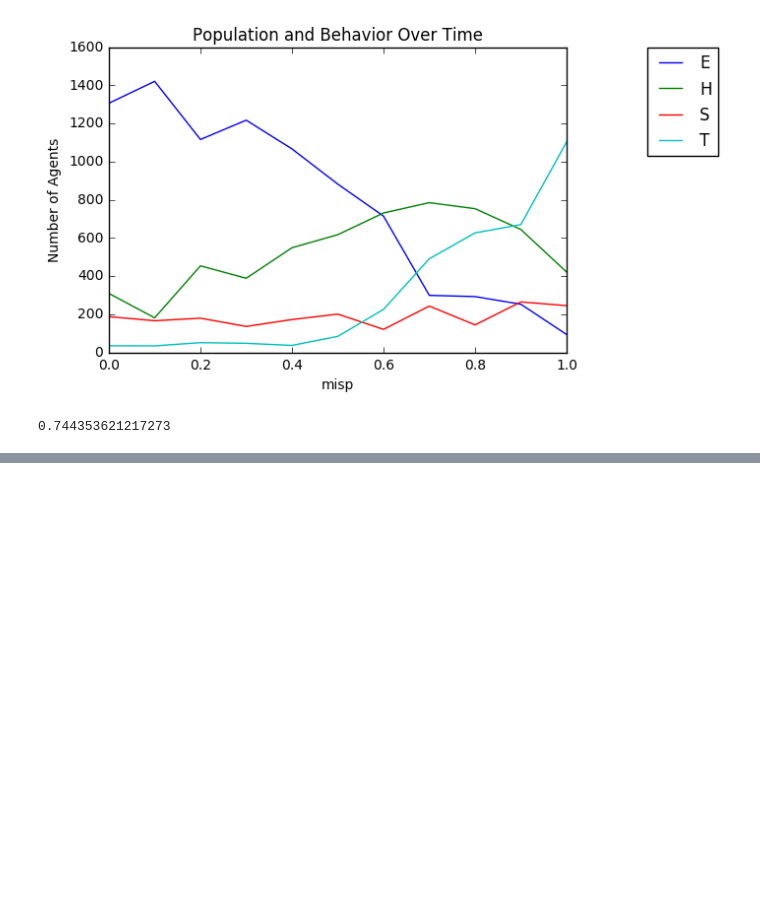
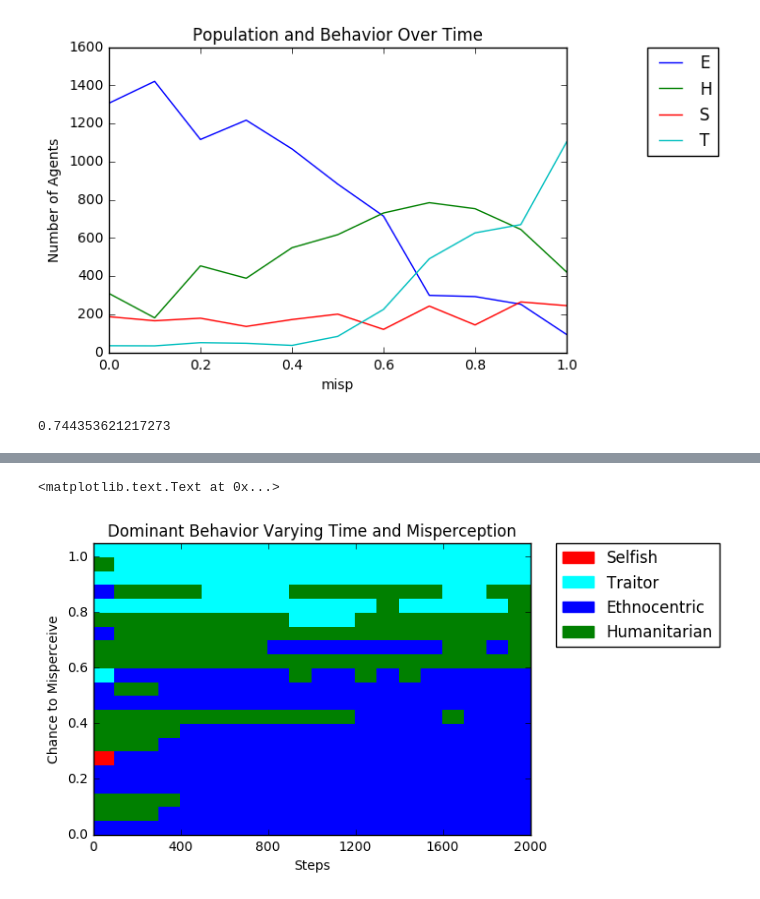
Before and after one commit to kailevy/EthnoModel, a Jupyter notebook: code/global_misperception_experiments.ipynb, the cells around one changed output, grey strips where cells are left out. Cells and saved outputs as stored; diff of their text form; code cells hidden in the pictures; blank space fills up the shorter version.

Commit message:
adding images and experiments

```diff
--- a/code/global_misperception_experiments.ipynb
+++ b/code/global_misperception_experiments.ipynb
@@ -60,3 +63,19 @@ m.run_model()
 m.total_coops / m.total_interactions
 # %% [output]
 0.744353621217273
+# %%
+mispvstime = []
+for i in range(21):
+    misp = i/20.0
+    m = EthnoModel(5,50,50,1,0.005,misp,[0b00, 0b01, 0b10, 0b11], max_iters=2000)
+    m.run_model()
+    data = m.datacollector.get_model_vars_dataframe()
+    timebins = []
+    for j in range(20):
+        S_mean_count = (data.Selfish[j*100:(j+1)*100].get_values().mean(),0b00)
+        T_mean_count = (data.Traitor[j*100:(j+1)*100].get_values().mean(),0b01)
+        E_mean_count = (data.Ethnocentric[j*100:(j+1)*100].get_values().mean(),0b10)
+        H_mean_count = (data.Humanitarian[j*100:(j+1)*100].get_values().mean(),0b11)
+        timebins.append(max(S_mean_count,T_mean_count,E_mean_count,H_mean_count)[1])
+    mispvstime.append(timebins)
+mispvstime
@@ -62,0 +100,26 @@ m.total_coops / m.total_interactions
+# %%
+data = np.array(mispvstime)
+
+cols = {0:'red',1:'cyan',2:'blue',3:'green'}
+cvr = colors.ColorConverter()
+tmp = sorted(cols.keys())
+cols_rgb = [cvr.to_rgb(cols[k]) for k in tmp]
+intervals = np.array(tmp + [tmp[-1]+1]) - 0.5
+cmap, norm = colors.from_levels_and_colors(intervals,cols_rgb)
+plt.pcolor(data,cmap = cmap, norm = norm)
+plt.axis([0,20,0,21])
+tick_xlocs = [0,4,8,12,16,20]
+tick_ylocs = [0,4,8,12,16,20]
+plt.xticks(tick_xlocs, [x*100 for x in tick_xlocs])
+plt.yticks(tick_ylocs, [x/20.0 for x in tick_ylocs])
+s_patch = mpatches.Patch(color='red', label='Selfish')
+t_patch = mpatches.Patch(color='cyan', label='Traitor')
+e_patch = mpatches.Patch(color='blue', label='Ethnocentric')
+h_patch = mpatches.Patch(color='green', label='Humanitarian')
+plt.legend(handles=[s_patch,t_patch,e_patch,h_patch],bbox_to_anchor=(1.45, 1.025))
+plt.title('Dominant Behavior Varying Time and Misperception')
+plt.xlabel('Steps')
+plt.ylabel('Chance to Misperceive')
+# %% [output]
+<matplotlib.text.Text at 0x...>
+[figure, added]
```
Also changed, not shown: parts of 2 cells of this notebook, 2 other files.
